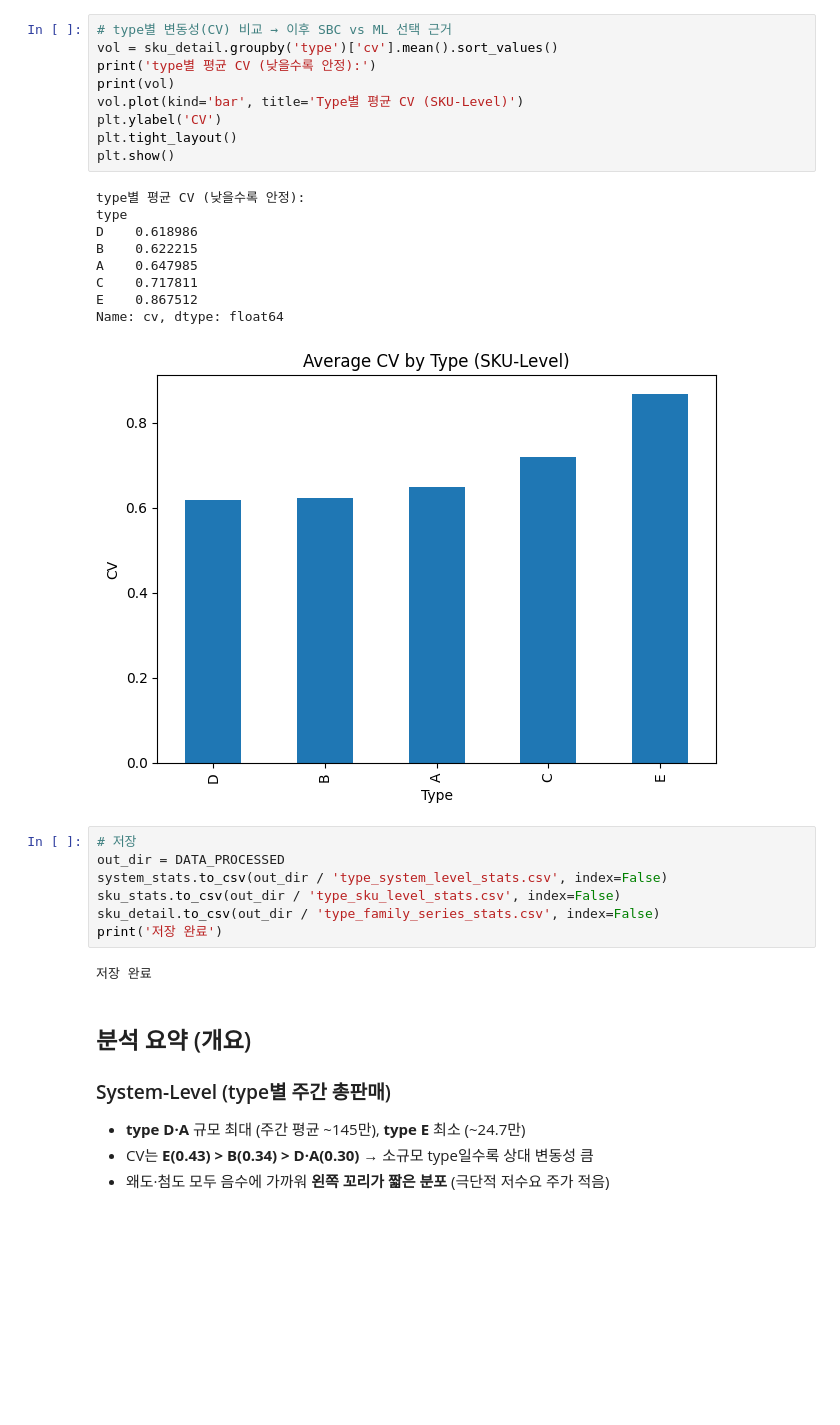
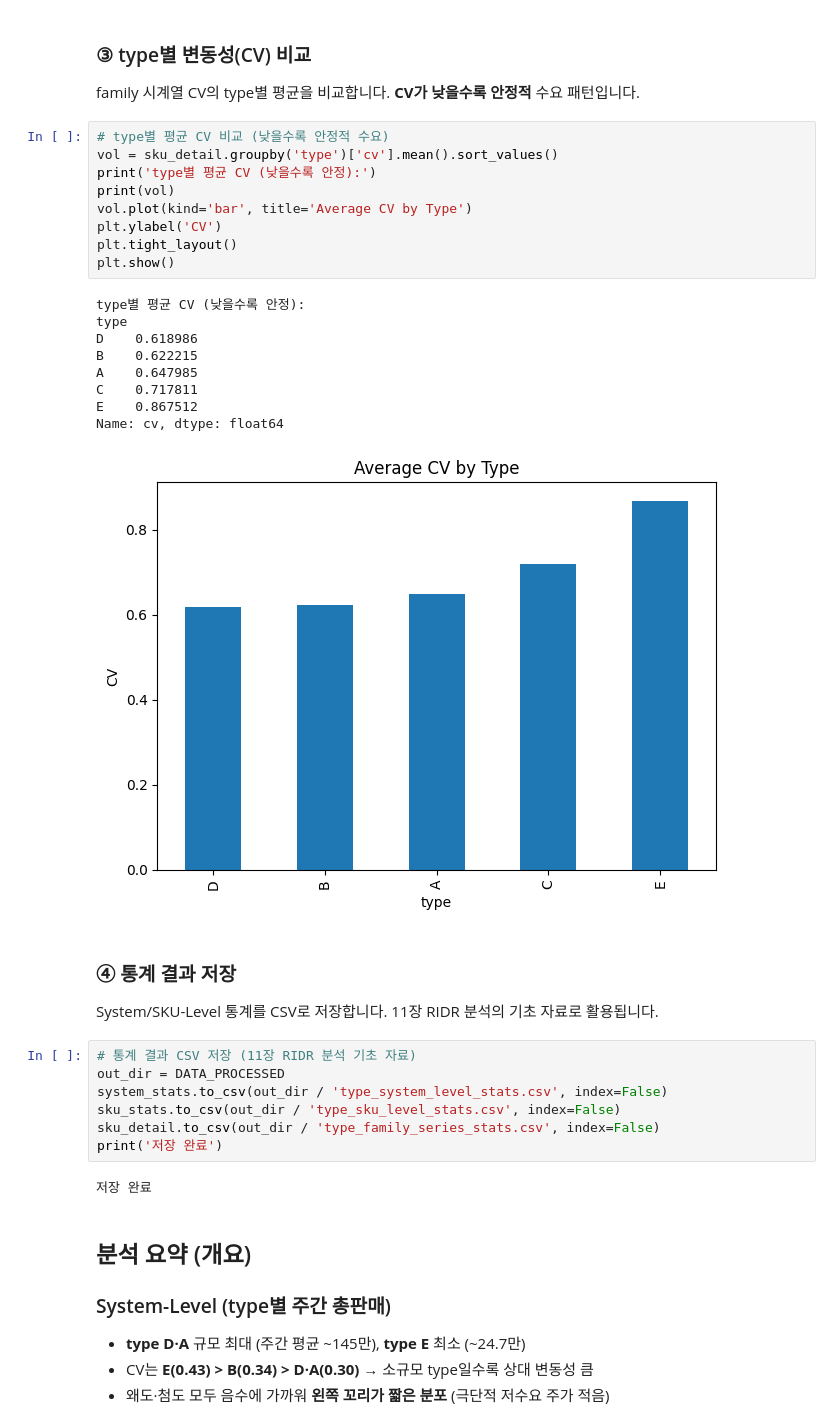
Before and after one commit to junghyuk-kim/ai-retail-demandforecasting, a Jupyter notebook: code/04_수요패턴_분석.ipynb, the cells around one changed output. Drawn from its saved outputs; the diff is of its cells as text; blank space fills up the shorter version.

```diff
--- a/code/04_수요패턴_분석.ipynb
+++ b/code/04_수요패턴_분석.ipynb
@@ -84,27 +105,35 @@ E                        2             9      3      19
 | 7 | A | CLEANING | 1.000000 | 0.023205 | 1 | Smooth | 242 | 242 |
 | 8 | A | DAIRY | 1.000000 | 0.064037 | 1 | Smooth | 242 | 242 |
 | 9 | A | DELI | 1.000000 | 0.020880 | 1 | Smooth | 242 | 242 |
+# %% [markdown]
+### ③ type별 변동성(CV) 비교
+
+family 시계열 CV의 type별 평균을 비교합니다. **CV가 낮을수록 안정적** 수요 패턴입니다.
 # %%
-# type별 변동성(CV) 비교 → 이후 SBC vs ML 선택 근거
+# type별 평균 CV 비교 (낮을수록 안정적 수요)
 vol = sku_detail.groupby('type')['cv'].mean().sort_values()
 print('type별 평균 CV (낮을수록 안정):')
 print(vol)
-vol.plot(kind='bar', title='Type별 평균 CV (SKU-Level)')
+vol.plot(kind='bar', title='Average CV by Type')
 plt.ylabel('CV')
 plt.tight_layout()
 plt.show()
 # %% [output]
 type별 평균 CV (낮을수록 안정):
 type
 D    0.618986
 B    0.622215
 A    0.647985
 C    0.717811
 E    0.867512
 Name: cv, dtype: float64
-[figure, old version]
+[figure, new version]
+# %% [markdown]
+### ④ 통계 결과 저장
+
+System/SKU-Level 통계를 CSV로 저장합니다. 11장 RIDR 분석의 기초 자료로 활용됩니다.
 # %%
-# 저장
+# 통계 결과 CSV 저장 (11장 RIDR 분석 기초 자료)
 out_dir = DATA_PROCESSED
 system_stats.to_csv(out_dir / 'type_system_level_stats.csv', index=False)
 sku_stats.to_csv(out_dir / 'type_sku_level_stats.csv', index=False)
```
Also changed, not shown: parts of 7 cells of this notebook, 2 other files.
